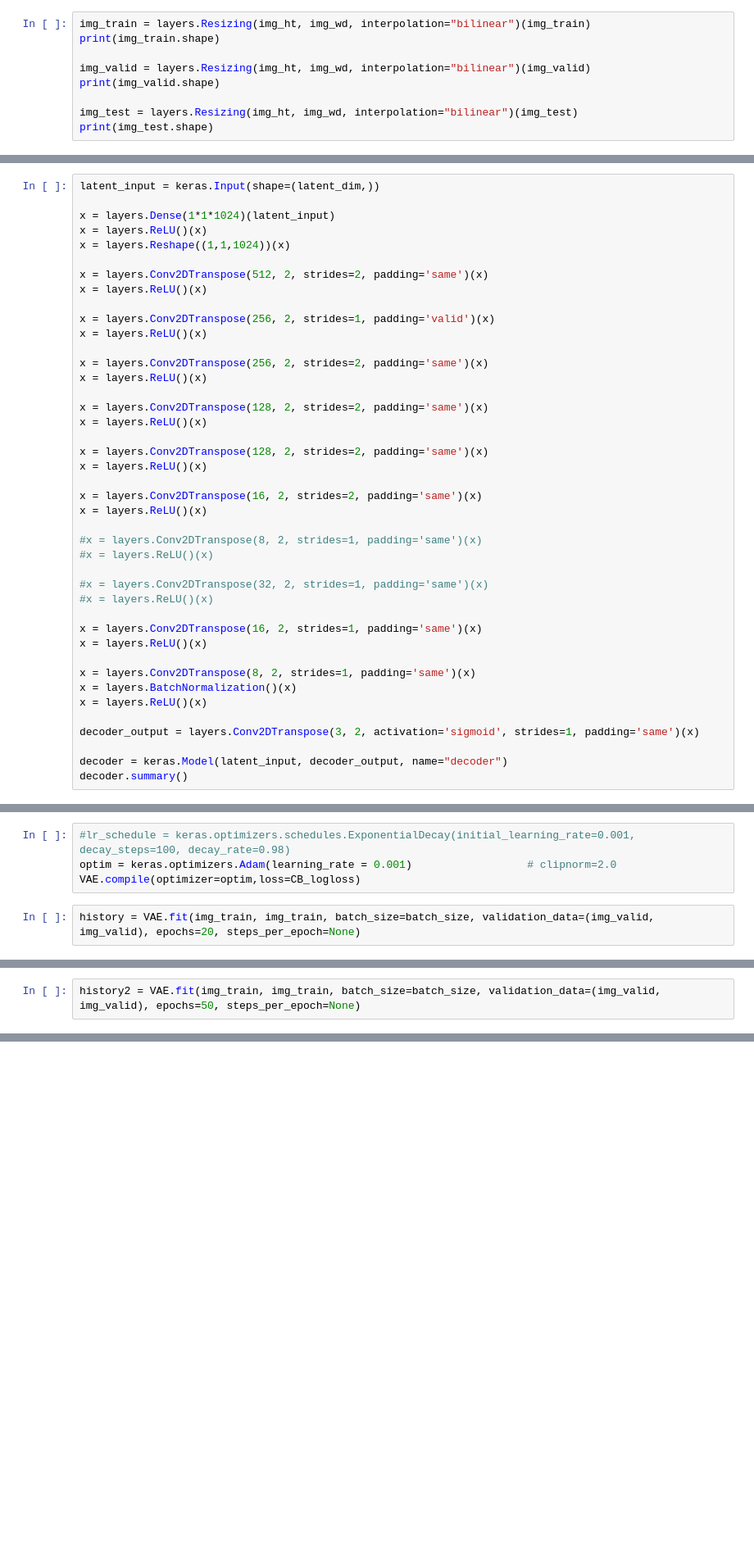
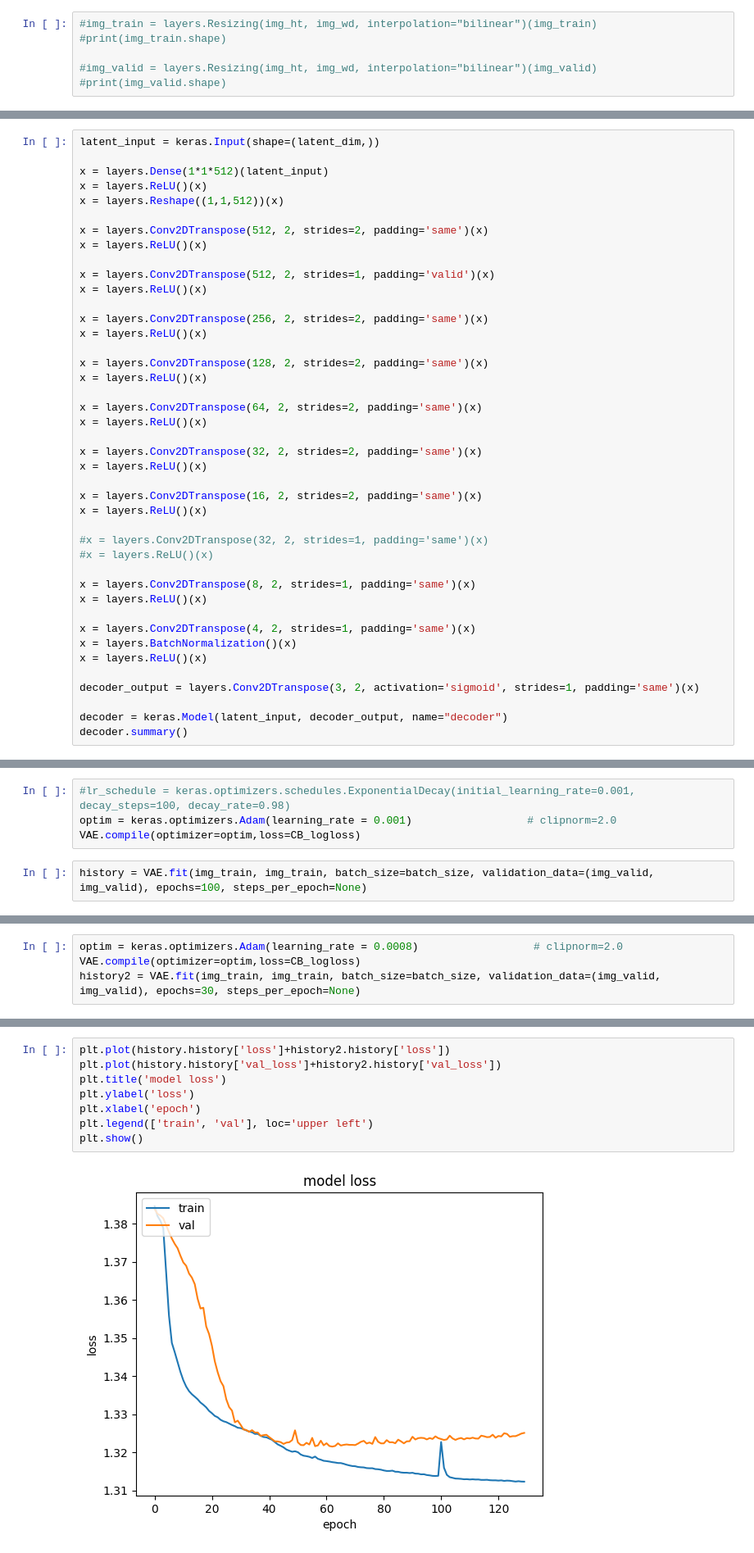
Before and after one commit to AtSourav/L2-vs-L1-vs-CB-loss-in-deep-CNN-based-AE-on-cifar10, a Jupyter notebook: AE_stl10_CBloss.ipynb, the cells around one changed output, grey strips where cells are left out. Shown at 82% size. Drawn from its saved outputs; the diff is of its cells as text; blank space fills up the shorter version.

Commit message:
RAM crashing, reduce size of dataset?

```diff
--- a/AE_stl10_CBloss.ipynb
+++ b/AE_stl10_CBloss.ipynb
@@ -84,9 +61,6 @@ print(img_train.shape)
 # %%
-img_train = layers.Resizing(img_ht, img_wd, interpolation="bilinear")(img_train)
-print(img_train.shape)
+#img_train = layers.Resizing(img_ht, img_wd, interpolation="bilinear")(img_train)
+#print(img_train.shape)
 
-img_valid = layers.Resizing(img_ht, img_wd, interpolation="bilinear")(img_valid)
-print(img_valid.shape)
-
-img_test = layers.Resizing(img_ht, img_wd, interpolation="bilinear")(img_test)
-print(img_test.shape)
+#img_valid = layers.Resizing(img_ht, img_wd, interpolation="bilinear")(img_valid)
+#print(img_valid.shape)
@@ -162,14 +134,14 @@ _________________________________________________________________
 # %%
 latent_input = keras.Input(shape=(latent_dim,))
 
-x = layers.Dense(1*1*1024)(latent_input)
+x = layers.Dense(1*1*512)(latent_input)
 x = layers.ReLU()(x)
-x = layers.Reshape((1,1,1024))(x)
+x = layers.Reshape((1,1,512))(x)
 
 x = layers.Conv2DTranspose(512, 2, strides=2, padding='same')(x)
 x = layers.ReLU()(x)
 
-x = layers.Conv2DTranspose(256, 2, strides=1, padding='valid')(x)
+x = layers.Conv2DTranspose(512, 2, strides=1, padding='valid')(x)
 x = layers.ReLU()(x)
 
 x = layers.Conv2DTranspose(256, 2, strides=2, padding='same')(x)
@@ -178,22 +150,22 @@ x = layers.ReLU()(x)
 x = layers.Conv2DTranspose(128, 2, strides=2, padding='same')(x)
 x = layers.ReLU()(x)
 
-x = layers.Conv2DTranspose(128, 2, strides=2, padding='same')(x)
+x = layers.Conv2DTranspose(64, 2, strides=2, padding='same')(x)
+x = layers.ReLU()(x)
+
+x = layers.Conv2DTranspose(32, 2, strides=2, padding='same')(x)
 x = layers.ReLU()(x)
 
 x = layers.Conv2DTranspose(16, 2, strides=2, padding='same')(x)
 x = layers.ReLU()(x)
 
-#x = layers.Conv2DTranspose(8, 2, strides=1, padding='same')(x)
-#x = layers.ReLU()(x)
-
 #x = layers.Conv2DTranspose(32, 2, strides=1, padding='same')(x)
 #x = layers.ReLU()(x)
 
-x = layers.Conv2DTranspose(16, 2, strides=1, padding='same')(x)
+x = layers.Conv2DTranspose(8, 2, strides=1, padding='same')(x)
 x = layers.ReLU()(x)
 
-x = layers.Conv2DTranspose(8, 2, strides=1, padding='same')(x)
+x = layers.Conv2DTranspose(4, 2, strides=1, padding='same')(x)
 x = layers.BatchNormalization()(x)
 x = layers.ReLU()(x)
 
@@ -273,4 +247,4 @@ def CB_logloss(true, pred):
 optim = keras.optimizers.Adam(learning_rate = 0.001)                  # clipnorm=2.0
 VAE.compile(optimizer=optim,loss=CB_logloss)
 # %%
-history = VAE.fit(img_train, img_train, batch_size=batch_size, validation_data=(img_valid, img_valid), epochs=20, steps_per_epoch=None)
+history = VAE.fit(img_train, img_train, batch_size=batch_size, validation_data=(img_valid, img_valid), epochs=100, steps_per_epoch=None)
@@ -295,3 +251,5 @@ Epoch 20/20
 # %%
-history2 = VAE.fit(img_train, img_train, batch_size=batch_size, validation_data=(img_valid, img_valid), epochs=50, steps_per_epoch=None)
+optim = keras.optimizers.Adam(learning_rate = 0.0008)                  # clipnorm=2.0
+VAE.compile(optimizer=optim,loss=CB_logloss)
+history2 = VAE.fit(img_train, img_train, batch_size=batch_size, validation_data=(img_valid, img_valid), epochs=30, steps_per_epoch=None)
 # %% [output]
@@ -314,0 +273,10 @@ Epoch 25/50
+# %%
+plt.plot(history.history['loss']+history2.history['loss'])
+plt.plot(history.history['val_loss']+history2.history['val_loss'])
+plt.title('model loss')
+plt.ylabel('loss')
+plt.xlabel('epoch')
+plt.legend(['train', 'val'], loc='upper left')
+plt.show()
+# %% [output]
+[figure, added]
```
Also changed, not shown: parts of 23 cells of this notebook.
